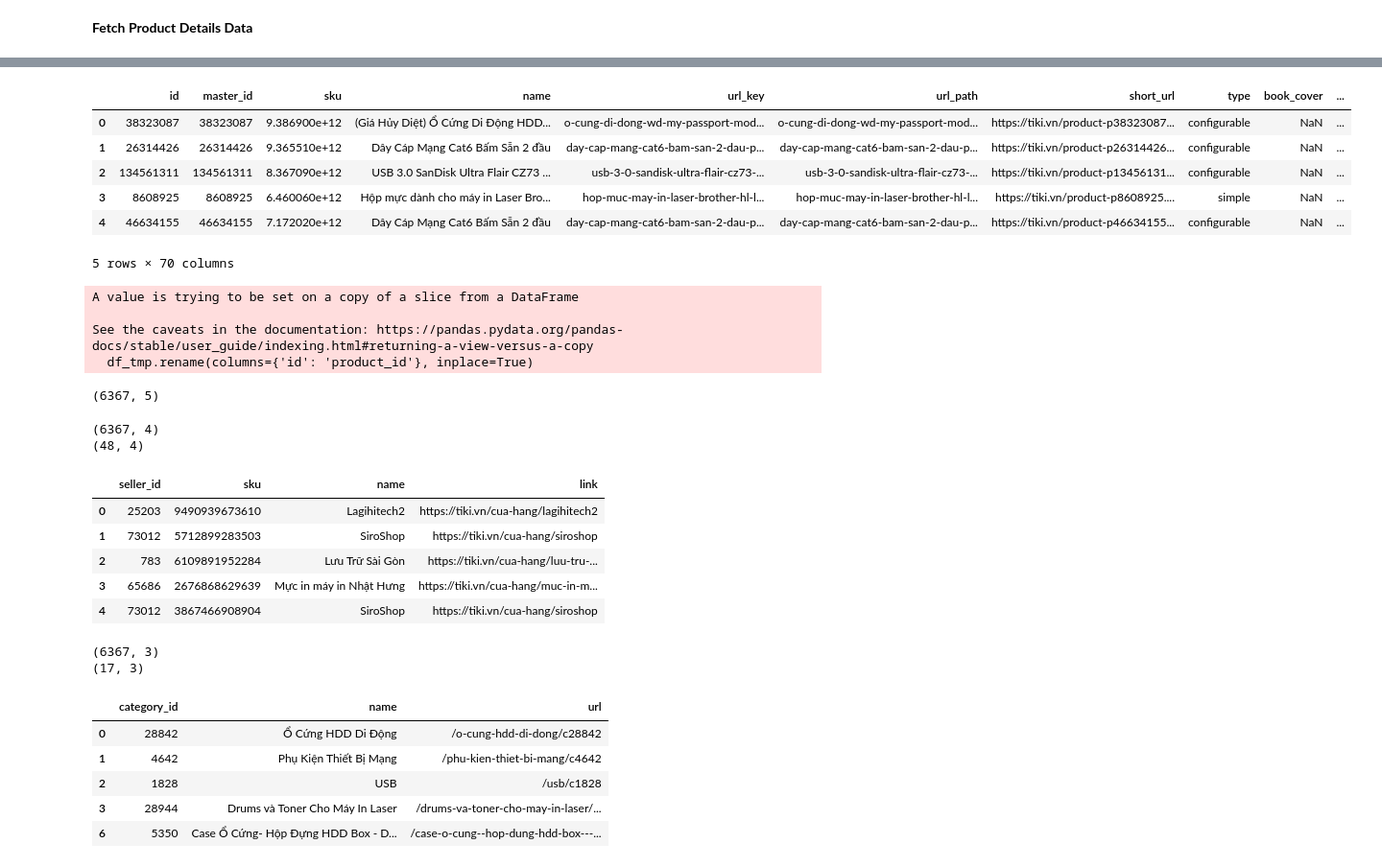
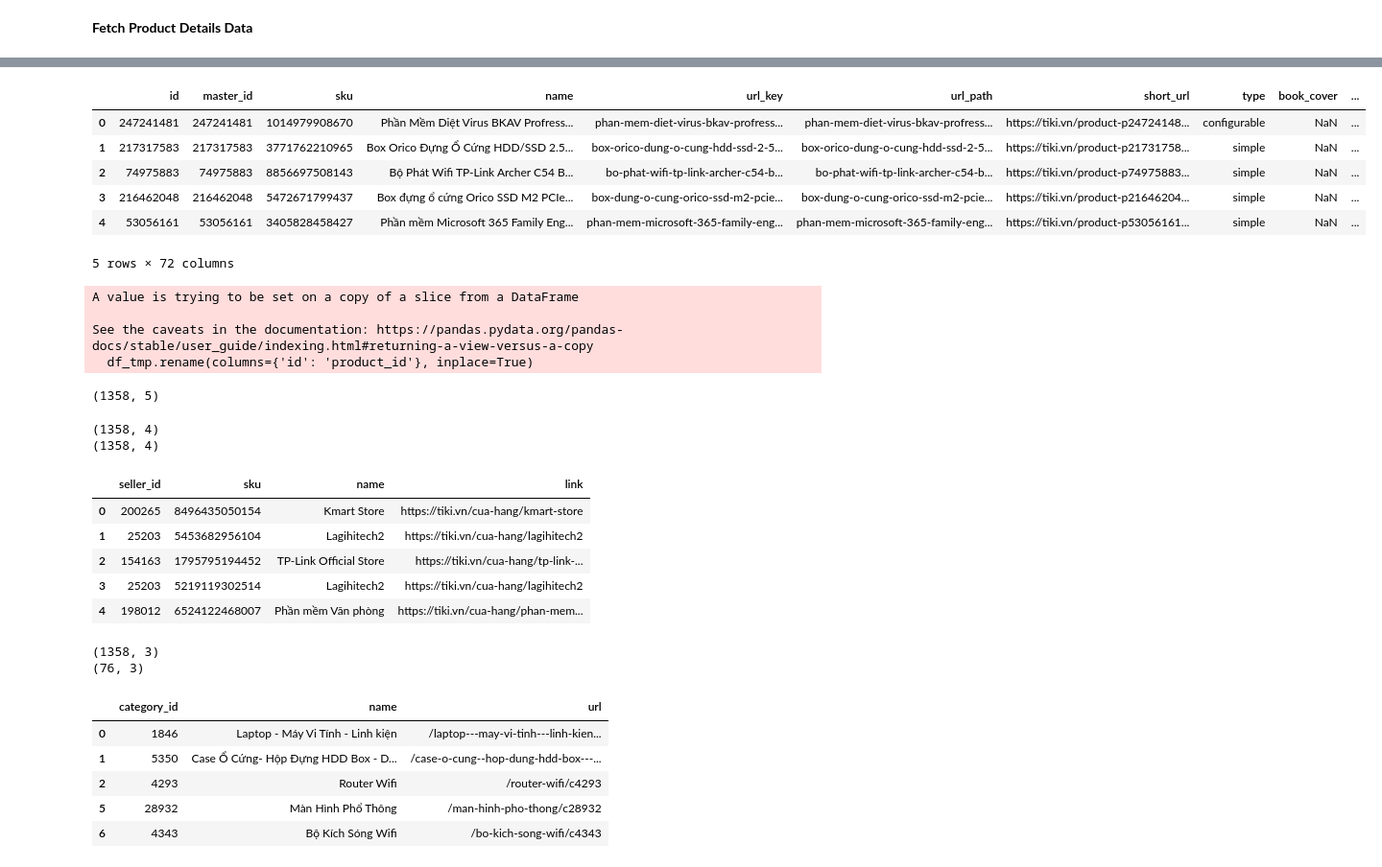
Before and after one commit to Phuc-sys/DE_Tiki, a Jupyter notebook: crawl_data_tiki.ipynb, the cells around one changed output, grey strips where cells are left out. Shown at 96% size. Cells and saved outputs as stored; diff of their text form; code cells hidden in the pictures.

```diff
--- a/crawl_data_tiki.ipynb
+++ b/crawl_data_tiki.ipynb
@@ -164,24 +162,24 @@ df_product.head()
 # %%
-df = pd.read_csv('product_full_details.csv')
+df = pd.read_csv('dataset/product_full_details.csv')
 df.head()
 # %% [output]
 |  | id | master_id | sku | name | url_key | url_path | short_url | type | book_cover | ... |
-| 0 | 38323087 | 38323087 | 9.386900e+12 | (Giá Hủy Diệt) Ổ Cứng Di Động HDD... | o-cung-di-dong-wd-my-passport-mod... | o-cung-di-dong-wd-my-passport-mod... | https://tiki.vn/product-p38323087... | configurable | NaN | ... |
-| 1 | 26314426 | 26314426 | 9.365510e+12 | Dây Cáp Mạng Cat6 Bấm Sẵn 2 đầu | day-cap-mang-cat6-bam-san-2-dau-p... | day-cap-mang-cat6-bam-san-2-dau-p... | https://tiki.vn/product-p26314426... | configurable | NaN | ... |
-| 2 | 134561311 | 134561311 | 8.367090e+12 | USB 3.0 SanDisk Ultra Flair CZ73 ... | usb-3-0-sandisk-ultra-flair-cz73-... | usb-3-0-sandisk-ultra-flair-cz73-... | https://tiki.vn/product-p13456131... | configurable | NaN | ... |
-| 3 | 8608925 | 8608925 | 6.460060e+12 | Hộp mực dành cho máy in Laser Bro... | hop-muc-may-in-laser-brother-hl-l... | hop-muc-may-in-laser-brother-hl-l... | https://tiki.vn/product-p8608925.... | simple | NaN | ... |
-| 4 | 46634155 | 46634155 | 7.172020e+12 | Dây Cáp Mạng Cat6 Bấm Sẵn 2 đầu | day-cap-mang-cat6-bam-san-2-dau-p... | day-cap-mang-cat6-bam-san-2-dau-p... | https://tiki.vn/product-p46634155... | configurable | NaN | ... |
+| 0 | 247241481 | 247241481 | 1014979908670 | Phần Mềm Diệt Virus BKAV Profress... | phan-mem-diet-virus-bkav-profress... | phan-mem-diet-virus-bkav-profress... | https://tiki.vn/product-p24724148... | configurable | NaN | ... |
+| 1 | 217317583 | 217317583 | 3771762210965 | Box Orico Đựng Ổ Cứng HDD/SSD 2.5... | box-orico-dung-o-cung-hdd-ssd-2-5... | box-orico-dung-o-cung-hdd-ssd-2-5... | https://tiki.vn/product-p21731758... | simple | NaN | ... |
+| 2 | 74975883 | 74975883 | 8856697508143 | Bộ Phát Wifi TP-Link Archer C54 B... | bo-phat-wifi-tp-link-archer-c54-b... | bo-phat-wifi-tp-link-archer-c54-b... | https://tiki.vn/product-p74975883... | simple | NaN | ... |
+| 3 | 216462048 | 216462048 | 5472671799437 | Box đựng ổ cứng Orico SSD M2 PCIe... | box-dung-o-cung-orico-ssd-m2-pcie... | box-dung-o-cung-orico-ssd-m2-pcie... | https://tiki.vn/product-p21646204... | simple | NaN | ... |
+| 4 | 53056161 | 53056161 | 3405828458427 | Phần mềm Microsoft 365 Family Eng... | phan-mem-microsoft-365-family-eng... | phan-mem-microsoft-365-family-eng... | https://tiki.vn/product-p53056161... | simple | NaN | ... |
-5 rows × 70 columns
+5 rows × 72 columns
 # %%
 df_tmp = df[['current_seller', 'all_time_quantity_sold', 'id', 'brand', 'categories']]
 df_tmp.rename(columns={'id': 'product_id'}, inplace=True)
-df_tmp.shape # 6367
+df_tmp.shape # 1358
 # %% [output]
 A value is trying to be set on a copy of a slice from a DataFrame
 
 See the caveats in the documentation: https://pandas.pydata.org/pandas-docs/stable/user_guide/indexing.html#returning-a-view-versus-a-copy
   df_tmp.rename(columns={'id': 'product_id'}, inplace=True)
-(6367, 5)
+(1358, 5)
 # %%
 # Create dim seller
 seller = df_tmp['current_seller'].tolist()
@@ -194,19 +192,19 @@ df_fact = pd.concat([df_tmp, df_seller], axis=1, ignore_index=False)
 df_fact.drop(['sku', 'name', 'link', 'current_seller', 'brand', 'categories'], axis=1, inplace=True)
 # %%
 # Clean dim seller
-print(df_seller.shape) # 6367
+print(df_seller.shape) # 1358
 df_seller_dim = df_seller.drop_duplicates(keep='first')
-print(df_seller_dim.shape) # 48
+print(df_seller_dim.shape) # 1358
 df_seller_dim.head()
 # %% [output]
-(6367, 4)
-(48, 4)
+(1358, 4)
+(1358, 4)
 |  | seller_id | sku | name | link |
-| 0 | 25203 | 9490939673610 | Lagihitech2 | https://tiki.vn/cua-hang/lagihitech2 |
-| 1 | 73012 | 5712899283503 | SiroShop | https://tiki.vn/cua-hang/siroshop |
-| 2 | 783 | 6109891952284 | Lưu Trữ Sài Gòn | https://tiki.vn/cua-hang/luu-tru-... |
-| 3 | 65686 | 2676868629639 | Mực in máy in Nhật Hưng | https://tiki.vn/cua-hang/muc-in-m... |
-| 4 | 73012 | 3867466908904 | SiroShop | https://tiki.vn/cua-hang/siroshop |
+| 0 | 200265 | 8496435050154 | Kmart Store | https://tiki.vn/cua-hang/kmart-store |
+| 1 | 25203 | 5453682956104 | Lagihitech2 | https://tiki.vn/cua-hang/lagihitech2 |
+| 2 | 154163 | 1795795194452 | TP-Link Official Store | https://tiki.vn/cua-hang/tp-link-... |
+| 3 | 25203 | 5219119302514 | Lagihitech2 | https://tiki.vn/cua-hang/lagihitech2 |
+| 4 | 198012 | 6524122468007 | Phần mềm Văn phòng | https://tiki.vn/cua-hang/phan-mem... |
 # %%
 # Create dim category
 category = df_tmp['categories'].tolist()
@@ -230,19 +228,19 @@ df_fact = pd.concat([df_fact, df_category], axis=1, ignore_index=False)
 df_fact.drop(['name', 'url'], axis=1, inplace=True)
 # %%
 # Clean dim category
-print(df_category.shape) # 6367
+print(df_category.shape) # 1358
 df_category_dim = df_category.drop_duplicates(keep='first')
-print(df_category_dim.shape) # 17
+print(df_category_dim.shape) # 76
 df_category_dim.head()
 # %% [output]
-(6367, 3)
-(17, 3)
+(1358, 3)
+(76, 3)
 |  | category_id | name | url |
-| 0 | 28842 | Ổ Cứng HDD Di Động | /o-cung-hdd-di-dong/c28842 |
-| 1 | 4642 | Phụ Kiện Thiết Bị Mạng | /phu-kien-thiet-bi-mang/c4642 |
-| 2 | 1828 | USB | /usb/c1828 |
-| 3 | 28944 | Drums và Toner Cho Máy In Laser | /drums-va-toner-cho-may-in-laser/... |
-| 6 | 5350 | Case Ổ Cứng- Hộp Đựng HDD Box - D... | /case-o-cung--hop-dung-hdd-box---... |
+| 0 | 1846 | Laptop - Máy Vi Tính - Linh kiện | /laptop---may-vi-tinh---linh-kien... |
+| 1 | 5350 | Case Ổ Cứng- Hộp Đựng HDD Box - D... | /case-o-cung--hop-dung-hdd-box---... |
+| 2 | 4293 | Router Wifi | /router-wifi/c4293 |
+| 5 | 28932 | Màn Hình Phổ Thông | /man-hinh-pho-thong/c28932 |
+| 6 | 4343 | Bộ Kích Sóng Wifi | /bo-kich-song-wifi/c4343 |
 # %%
 # Create dim brand
 brand = df_tmp['brand'].tolist()
```
Also changed, not shown: parts of 25 cells of this notebook, 9 other files.
